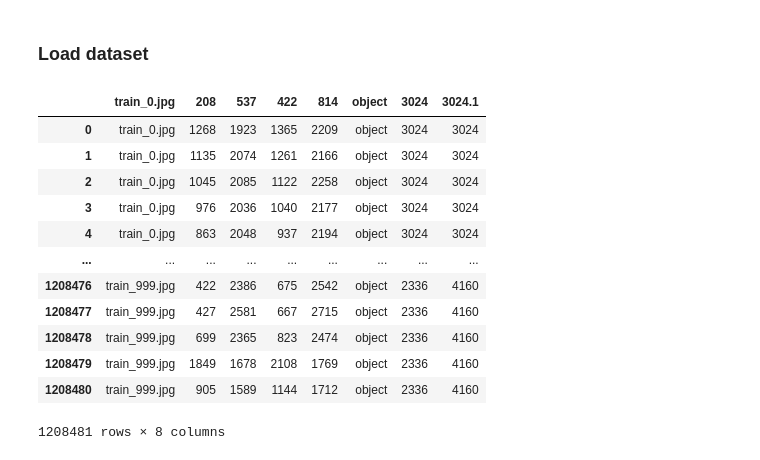
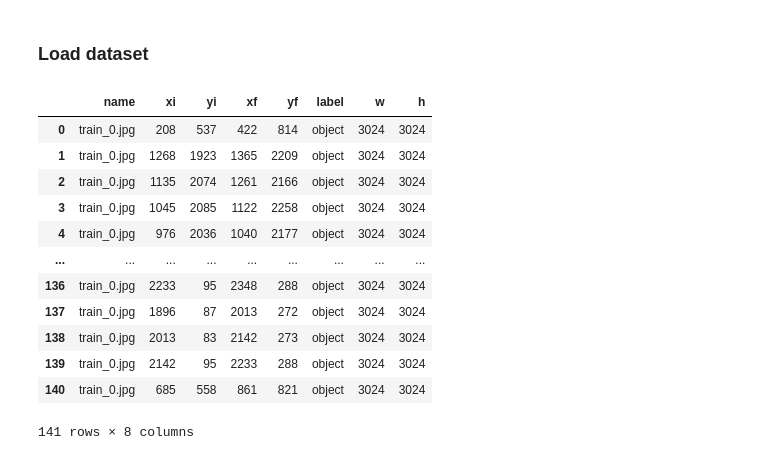
Before and after one commit to JotaCe7/In-store_Inventory_Management_Object_Detection, a Jupyter notebook: notebooks/EDA.ipynb, the cells around one changed output. Saved outputs shown, nothing was run; the diff lists cells and outputs as text; code cells hidden in the pictures.

```diff
--- a/notebooks/EDA.ipynb
+++ b/notebooks/EDA.ipynb
@@ -10,19 +14,2 @@ import matplotlib.pyplot as plt
 # %% [markdown]
 ### Load dataset
-# %%
-train_annotations = pd.read_csv('../data/SKU-110K_fixed/annotations/annotations_train.csv')
-train_annotations
-# %% [output]
-|  | train_0.jpg | 208 | 537 | 422 | 814 | object | 3024 | 3024.1 |
-| 0 | train_0.jpg | 1268 | 1923 | 1365 | 2209 | object | 3024 | 3024 |
-| 1 | train_0.jpg | 1135 | 2074 | 1261 | 2166 | object | 3024 | 3024 |
-| 2 | train_0.jpg | 1045 | 2085 | 1122 | 2258 | object | 3024 | 3024 |
-| 3 | train_0.jpg | 976 | 2036 | 1040 | 2177 | object | 3024 | 3024 |
-| 4 | train_0.jpg | 863 | 2048 | 937 | 2194 | object | 3024 | 3024 |
-| ... | ... | ... | ... | ... | ... | ... | ... | ... |
-| 1208476 | train_999.jpg | 422 | 2386 | 675 | 2542 | object | 2336 | 4160 |
-| 1208477 | train_999.jpg | 427 | 2581 | 667 | 2715 | object | 2336 | 4160 |
-| 1208478 | train_999.jpg | 699 | 2365 | 823 | 2474 | object | 2336 | 4160 |
-| 1208479 | train_999.jpg | 1849 | 1678 | 2108 | 1769 | object | 2336 | 4160 |
-| 1208480 | train_999.jpg | 905 | 1589 | 1144 | 1712 | object | 2336 | 4160 |
-1208481 rows × 8 columns
@@ -30,0 +28,16 @@ img = cv2.imread0.('../data/SKU-110K_fixed/annotations/annotations_train.csv')
+# %%
+annotations_train[annotations_train['name']==annotations_train['name'][0]]
+# %% [output]
+|  | name | xi | yi | xf | yf | label | w | h |
+| 0 | train_0.jpg | 208 | 537 | 422 | 814 | object | 3024 | 3024 |
+| 1 | train_0.jpg | 1268 | 1923 | 1365 | 2209 | object | 3024 | 3024 |
+| 2 | train_0.jpg | 1135 | 2074 | 1261 | 2166 | object | 3024 | 3024 |
+| 3 | train_0.jpg | 1045 | 2085 | 1122 | 2258 | object | 3024 | 3024 |
+| 4 | train_0.jpg | 976 | 2036 | 1040 | 2177 | object | 3024 | 3024 |
+| ... | ... | ... | ... | ... | ... | ... | ... | ... |
+| 136 | train_0.jpg | 2233 | 95 | 2348 | 288 | object | 3024 | 3024 |
+| 137 | train_0.jpg | 1896 | 87 | 2013 | 272 | object | 3024 | 3024 |
+| 138 | train_0.jpg | 2013 | 83 | 2142 | 273 | object | 3024 | 3024 |
+| 139 | train_0.jpg | 2142 | 95 | 2233 | 288 | object | 3024 | 3024 |
+| 140 | train_0.jpg | 685 | 558 | 861 | 821 | object | 3024 | 3024 |
+141 rows × 8 columns
```
Also changed, not shown: parts of 6 cells of this notebook.
